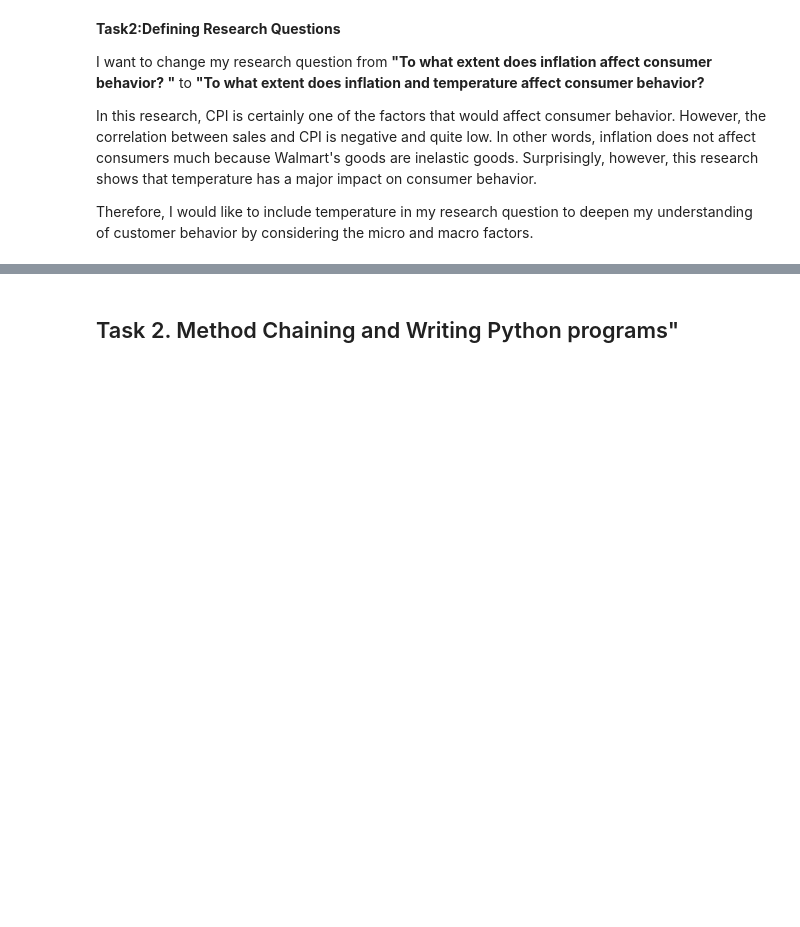
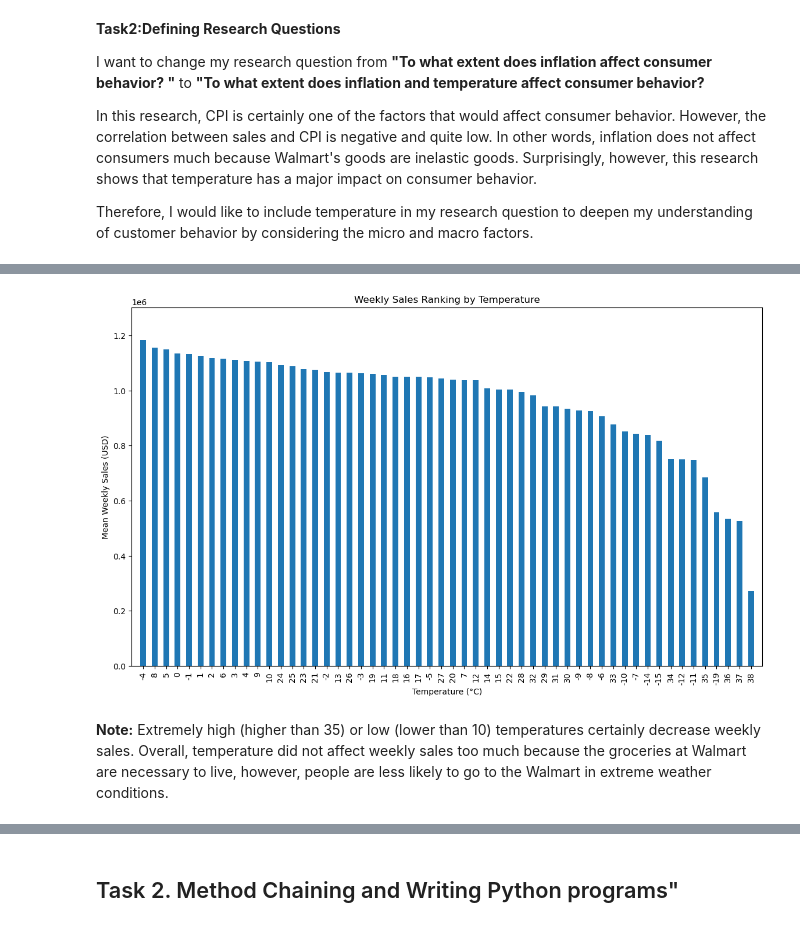
Before and after one commit to ubco-W2022T2-data301/project-group-group36, a Jupyter notebook: analysis/analysis3.ipynb, the cells around one changed output, grey strips where cells are left out. Saved outputs shown, nothing was run; the diff lists cells and outputs as text; code cells hidden in the pictures; blank space fills up the shorter version.

```diff
--- a/analysis/analysis3.ipynb
+++ b/analysis/analysis3.ipynb
@@ -238,2 +310,37 @@ Therefore, I would like to include temperature in my research question to deepen
+# %%
+import pandas as pd
+import matplotlib.pyplot as plt
+
+# Round the temperature values to integers
+data['Temperature'] = data['Temperature'].round().astype(int)
+
+# Group the data by temperature and calculate the mean weekly sales for each temperature
+sales_by_temp = data.groupby('Temperature')['Weekly_Sales'].mean()
+
+# Sort the data in descending order based on mean weekly sales
+sales_by_temp = sales_by_temp.sort_values(ascending=False)
+
+# Create a bar plot of the sales by temperature
+ax = sales_by_temp.plot(kind='bar', figsize=(14, 8))  # increase the width
+
+# Set x-axis and y-axis labels
+ax.set_xlabel('Temperature (°C)')
+ax.set_ylabel('Mean Weekly Sales (USD)')
+
+# Add a title
+ax.set_title('Weekly Sales Ranking by Temperature')
+
+# Set the x-axis limits
+ax.set_xlim(-1, len(sales_by_temp))
+
+# Set the y-axis limits
+ax.set_ylim(0, sales_by_temp.max() * 1.1)
+
+# Show the plot
+plt.show()
+# %% [output]
+[figure, added]
+# %% [markdown]
+**Note:** Extremely high (higher than 35) or low (lower than 10) temperatures certainly decrease weekly sales. Overall, temperature did not affect weekly sales too much because the groceries at Walmart are necessary to live, however, people are less likely to go to the Walmart in extreme weather conditions.
 # %% [markdown]
 
```
Also changed, not shown: parts of 14 cells of this notebook.
